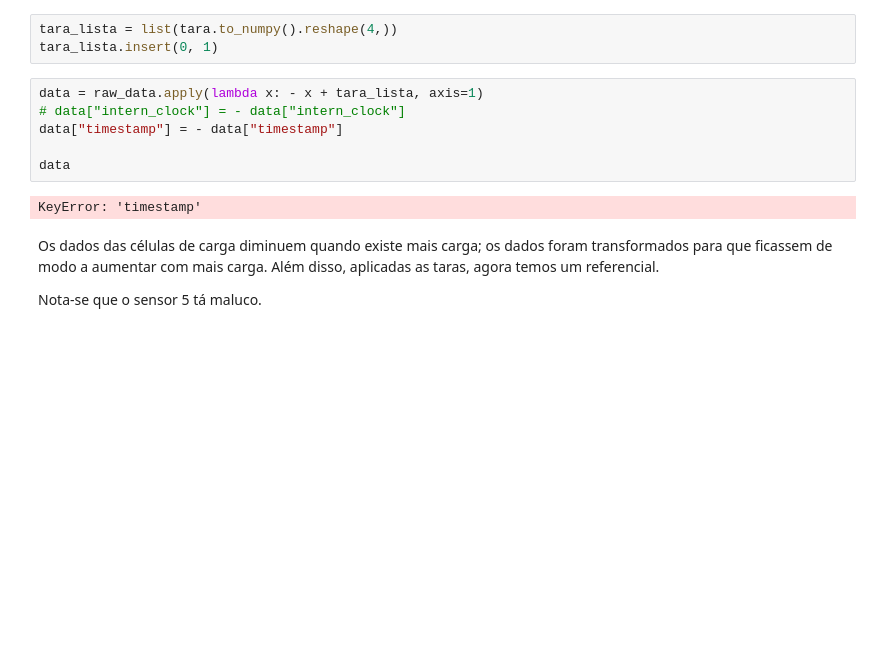
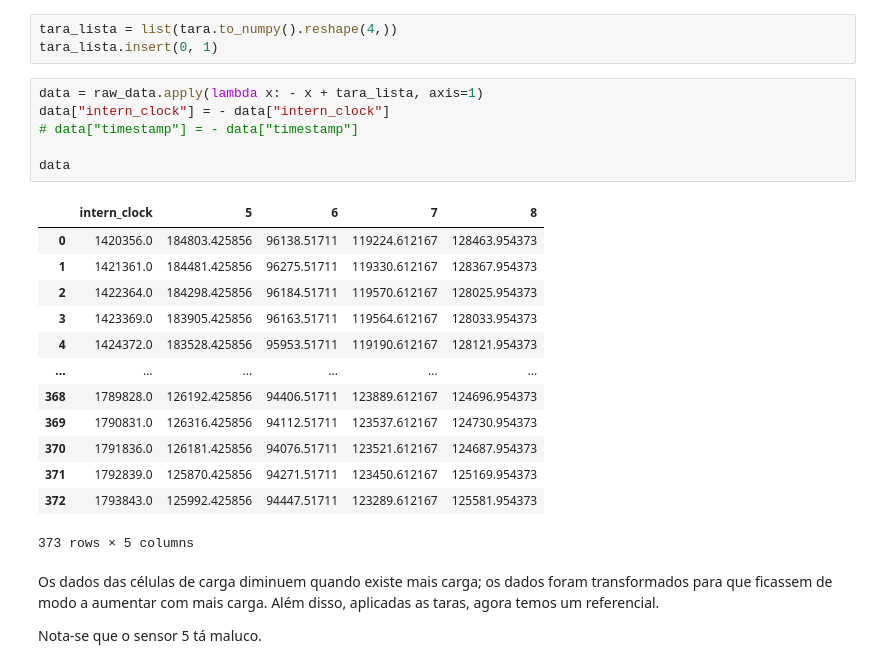
Before and after one commit to LucasWestfal/sensor_analysys, a Jupyter notebook: referencial_de_simetria.ipynb, the cells around one changed output. Drawn from its saved outputs; the diff is of its cells as text; blank space fills up the shorter version.

```diff
--- a/referencial_de_simetria.ipynb
+++ b/referencial_de_simetria.ipynb
@@ -44,12 +44,24 @@ tara_lista = list(tara.to_numpy().reshape(4,))
 tara_lista.insert(0, 1)
 # %%
 data = raw_data.apply(lambda x: - x + tara_lista, axis=1)
-# data["intern_clock"] = - data["intern_clock"]
-data["timestamp"] = - data["timestamp"]
+data["intern_clock"] = - data["intern_clock"]
+# data["timestamp"] = - data["timestamp"]
 
 data
 # %% [output]
+|  | intern_clock | 5 | 6 | 7 | 8 |
+| 0 | 1420356.0 | 184803.425856 | 96138.51711 | 119224.612167 | 128463.954373 |
+| 1 | 1421361.0 | 184481.425856 | 96275.51711 | 119330.612167 | 128367.954373 |
+| 2 | 1422364.0 | 184298.425856 | 96184.51711 | 119570.612167 | 128025.954373 |
+| 3 | 1423369.0 | 183905.425856 | 96163.51711 | 119564.612167 | 128033.954373 |
+| 4 | 1424372.0 | 183528.425856 | 95953.51711 | 119190.612167 | 128121.954373 |
+| ... | ... | ... | ... | ... | ... |
+| 368 | 1789828.0 | 126192.425856 | 94406.51711 | 123889.612167 | 124696.954373 |
+| 369 | 1790831.0 | 126316.425856 | 94112.51711 | 123537.612167 | 124730.954373 |
+| 370 | 1791836.0 | 126181.425856 | 94076.51711 | 123521.612167 | 124687.954373 |
+| 371 | 1792839.0 | 125870.425856 | 94271.51711 | 123450.612167 | 125169.954373 |
+| 372 | 1793843.0 | 125992.425856 | 94447.51711 | 123289.612167 | 125581.954373 |
-KeyError: 'timestamp'
+373 rows × 5 columns
 # %% [markdown]
 Os dados das células de carga diminuem quando existe mais carga; os dados foram transformados para que ficassem de modo a aumentar com mais carga.
 Além disso, aplicadas as taras, agora temos um referencial.
```
Also changed, not shown: parts of 3 cells of this notebook, 8 other files.
